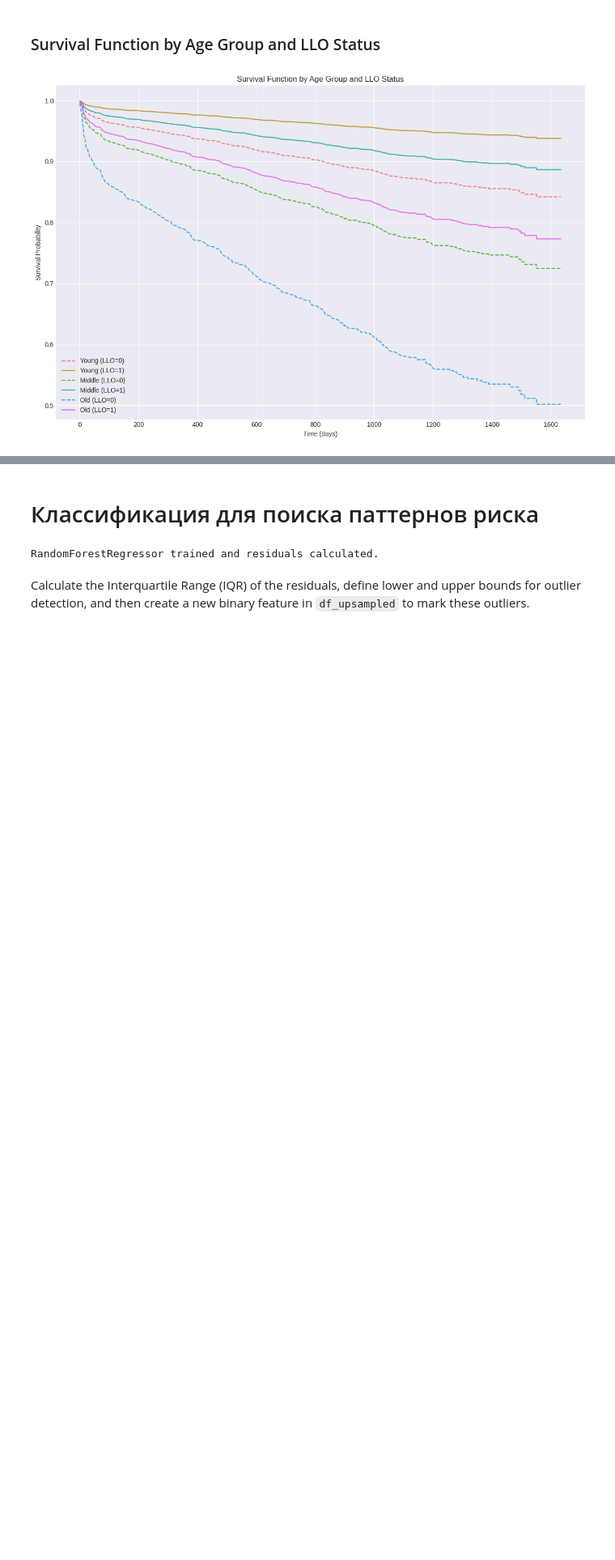
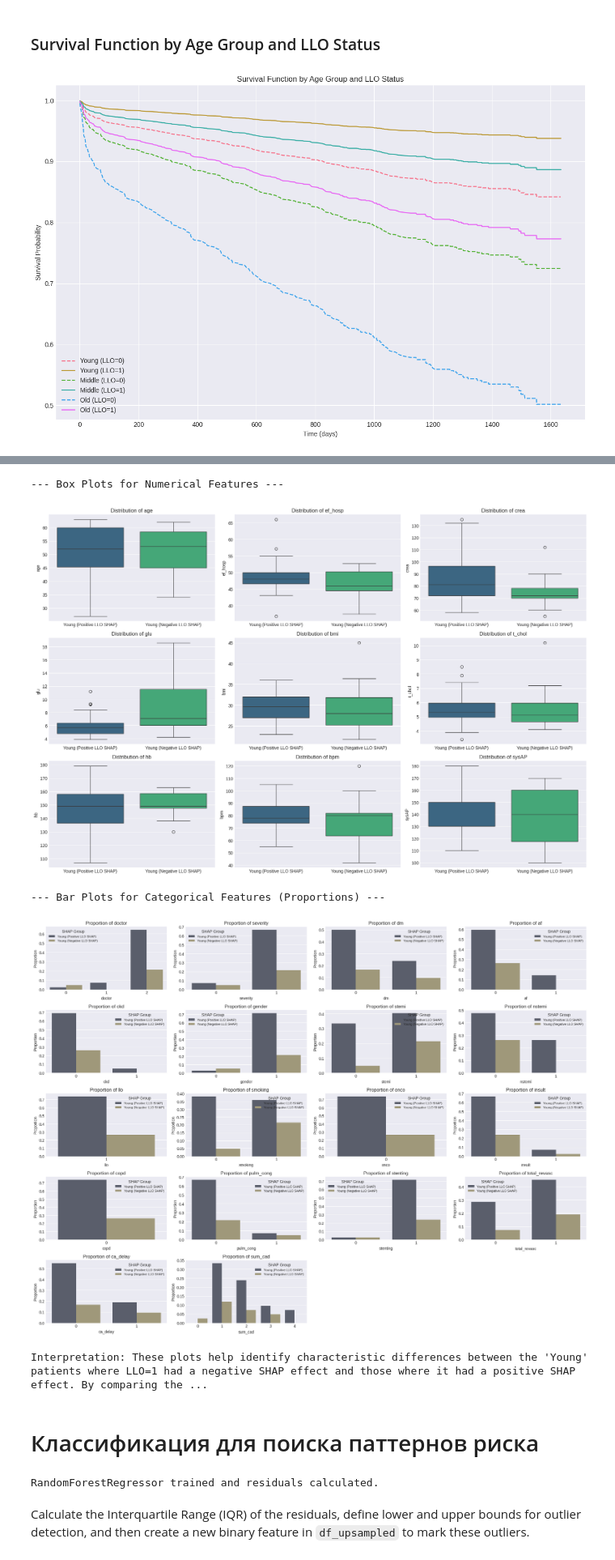
Before and after one commit to D2718281828nis/BioMedAI-Heart-Desease-LifeTime-Forecast, a Jupyter notebook: Analyse_LLO_feature_importance.ipynb, the cells around one changed output, grey strips where cells are left out. Shown at 81% size. Drawn from its saved outputs; the diff is of its cells as text; code cells hidden in the pictures; blank space fills up the shorter version.

```diff
--- a/Analyse_LLO_feature_importance.ipynb
+++ b/Analyse_LLO_feature_importance.ipynb
@@ -1220,3 +1644,66 @@ plt.show()
+# %%
+import matplotlib.pyplot as plt
+import seaborn as sns
+import pandas as pd
+
+# Ensure these DataFrames are available from previous cells (GZF8l_LmKAcQ)
+# young_positive_llo_effect_patients_data
+# young_negative_llo_effect_patients_data
+
+# Define feature categories
+numerical_features = ['age', 'ef_hosp', 'crea', 'glu', 'bmi', 't_chol', 'hb', 'bpm', 'sysAP']
+categorical_features = ['doctor', 'severity', 'dm', 'af', 'ckd', 'gender', 'stemi', 'nstemi', 'llo', 'smoking', 'onco', 'insult', 'copd', 'pulm_cong', 'stenting', 'total_revasc', 'ca_delay', 'sum_cad'] # Added more categorical features for comprehensive analysis
+
+# Create a combined DataFrame for easier plotting by adding a 'SHAP_Effect_Group' column
+young_positive_llo_effect_patients_data_temp = young_positive_llo_effect_patients_data.copy()
+young_positive_llo_effect_patients_data_temp['SHAP_Effect_Group'] = 'Young (Positive LLO SHAP)'
+
+young_negative_llo_effect_patients_data_temp = young_negative_llo_effect_patients_data.copy()
+young_negative_llo_effect_patients_data_temp['SHAP_Effect_Group'] = 'Young (Negative LLO SHAP)'
+
+combined_young_patients_data = pd.concat([
+    young_positive_llo_effect_patients_data_temp,
+    young_negative_llo_effect_patients_data_temp
+])
+
+# --- Plotting Numerical Features (Box Plots) ---
+print("\n--- Box Plots for Numerical Features ---")
+plt.figure(figsize=(18, 12))
+num_rows = (len(numerical_features) + 2) // 3 # Adjust rows based on number of features
+for i, feature in enumerate(numerical_features):
+    plt.subplot(num_rows, 3, i + 1)
+    sns.boxplot(x='SHAP_Effect_Group', y=feature, data=combined_young_patients_data, palette='viridis')
+    plt.title(f'Distribution of {feature}')
+    plt.xlabel('') # Remove x-axis label for cleaner look
+    plt.ylabel(feature)
+plt.tight_layout()
+plt.show()
+
+# --- Plotting Categorical Features (Bar Plots of Proportions) ---
+print("\n--- Bar Plots for Categorical Features (Proportions) ---")
+plt.figure(figsize=(20, 15))
+num_cols_cat = 4 # Number of columns for categorical plots
+num_rows_cat = (len(categorical_features) + num_cols_cat - 1) // num_cols_cat
+
+for i, feature in enumerate(categorical_features):
+    plt.subplot(num_rows_cat, num_cols_cat, i + 1)
+    # Ensure the feature is categorical
+    combined_young_patients_data[feature] = combined_young_patients_data[feature].astype('category')
+    sns.countplot(x=feature, hue='SHAP_Effect_Group', data=combined_young_patients_data, palette='cividis', stat='probability')
+    plt.title(f'Proportion of {feature}')
+    plt.xlabel(feature)
+    plt.ylabel('Proportion')
+    plt.legend(title='SHAP Group', fontsize=8)
+plt.tight_layout()
+plt.show()
+
+print("\nInterpretation: These plots help identify characteristic differences between the 'Young' patients where LLO=1 had a negative SHAP effect and those where it had a positive SHAP effect. By comparing the distributions of numerical features (box plots) and the proportions of categorical features (bar plots), we can infer what underlying patient characteristics might be contributing to the varied model predictions regarding the impact of 'llo=1'. This can provide valuable insights into why a seemingly beneficial factor (LLO=1) might appear to have a negative impact on predicted lifetime for a specific subgroup according to the GBR model.")
+# %% [output]
+--- Box Plots for Numerical Features ---
+[figure, added]
+--- Bar Plots for Categorical Features (Proportions) ---
+[figure, added]
+Interpretation: These plots help identify characteristic differences between the 'Young' patients where LLO=1 had a negative SHAP effect and those where it had a positive SHAP effect. By comparing the ...
 # %% [markdown]
 # Классификация для поиска паттернов риска
 # %%
```
Also changed, not shown: parts of 7 cells of this notebook.
